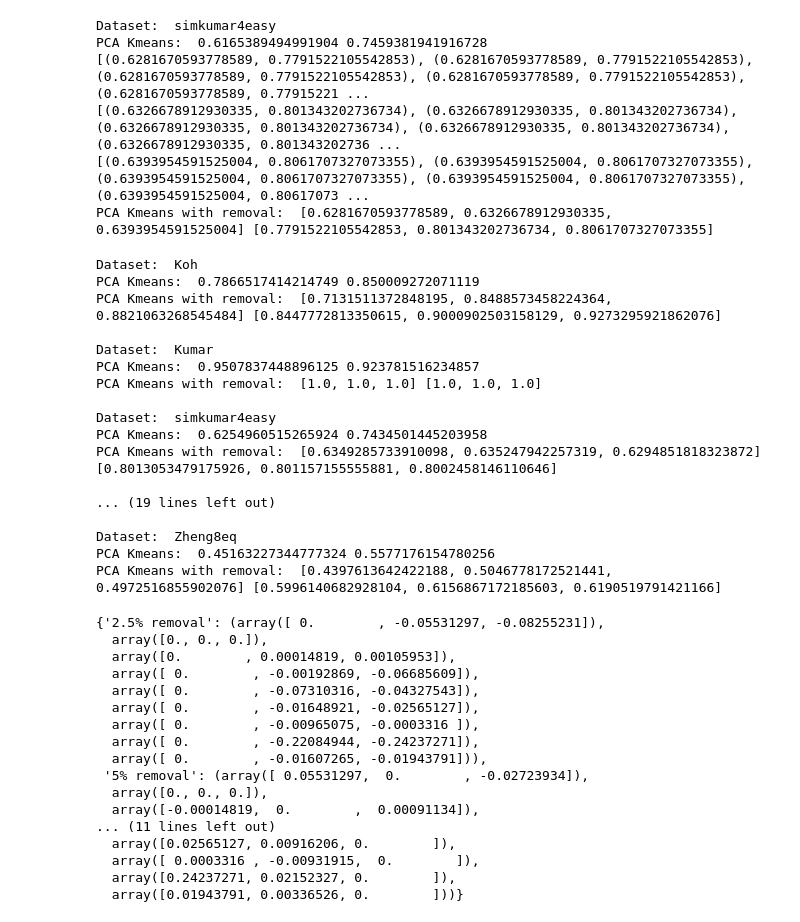
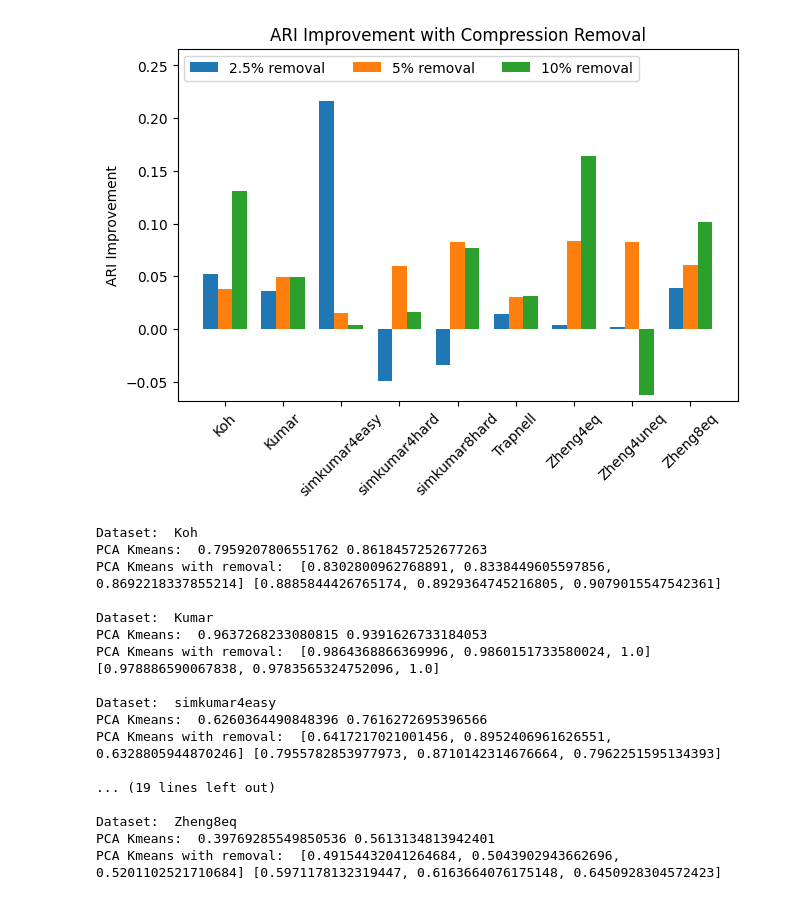
Before and after one commit to nikhilnd/pca-compression, a Jupyter notebook: final-code/outlier.ipynb, the cells around one changed output. Drawn from its saved outputs; the diff is of its cells as text; code cells hidden in the pictures.

```diff
--- a/final-code/outlier.ipynb
+++ b/final-code/outlier.ipynb
@@ -150,83 +145,50 @@ PCA Kmeans with removal:  [0.6337690793669007, 0.6356318626216075, 0.63404425755
-# %%
-for i in range(2, 3):
-    data, cs, labels = util.initiate(fix_ch=i, dsname=dsname, dspath=dspath)
-    k = len(cs) + 5
-
-    print('Dataset: ', dsname[i])
-    process(data,cs,labels,k,i,'compression')
-# %% [output]
-Dataset:  simkumar4easy
-PCA Kmeans:  0.6165389494991904 0.7459381941916728
-[(0.6281670593778589, 0.7791522105542853), (0.6281670593778589, 0.7791522105542853), (0.6281670593778589, 0.7791522105542853), (0.6281670593778589, 0.7791522105542853), (0.6281670593778589, 0.77915221 ...
-[(0.6326678912930335, 0.801343202736734), (0.6326678912930335, 0.801343202736734), (0.6326678912930335, 0.801343202736734), (0.6326678912930335, 0.801343202736734), (0.6326678912930335, 0.801343202736 ...
-[(0.6393954591525004, 0.8061707327073355), (0.6393954591525004, 0.8061707327073355), (0.6393954591525004, 0.8061707327073355), (0.6393954591525004, 0.8061707327073355), (0.6393954591525004, 0.80617073 ...
-PCA Kmeans with removal:  [0.6281670593778589, 0.6326678912930335, 0.6393954591525004] [0.7791522105542853, 0.801343202736734, 0.8061707327073355]
+# %%
+util.improvement_graph(dsname, ari_plus5, "ARI Improvement with Compression Removal", "ARI")
+# %% [output]
+[figure, added]
 # %%
-nmi_det = {
+nmi_plus10 = {
     '2.5% removal': tuple(),
     '5% removal': tuple(),
     '10% removal': tuple(),
 }
 
-ari_det = {
+ari_plus10 = {
     '2.5% removal': tuple(),
     '5% removal': tuple(),
     '10% removal': tuple(),
 }
 
-b_ari = []
-b_nmi = []
-
 for i in range(len(dspath)):
     data, cs, labels = util.initiate(fix_ch=i, dsname=dsname, dspath=dspath)
-    k = len(cs)
+    k = len(cs) + 10
 
     print('Dataset: ', dsname[i])
-    C = np.load(dspath[i][:-5]+'_C_cs.npy')
-    ari, nmi = process(data,cs,labels,k,i,'compression',C)
+    C = np.load(dspath[i][:-5]+'_C_cs_plus10.npy')
+    ari, nmi, ari_rem, nmi_rem = process(data,cs,labels,k,i,'compression',C)
     print()
 
-    ari_det['2.5% removal'] += (ari[0] - b_ari[i],)
-    ari_det['5% removal'] += (ari[1] - b_ari[i],)
-    ari_det['10% removal'] += (ari[2] - b_ari[i],)
-    nmi_det['2.5% removal'] += (nmi[0] - b_nmi[i],)
-    nmi_det['5% removal'] += (nmi[1] - b_nmi[i],)
-    nmi_det['10% removal'] += (nmi[2] - b_nmi[i],)
+    ari_plus10['2.5% removal'] += (ari_rem[0] - baseline_ari[i],)
+    ari_plus10['5% removal'] += (ari_rem[1] - baseline_ari[i],)
+    ari_plus10['10% removal'] += (ari_rem[2] - baseline_ari[i],)
+    nmi_plus10['2.5% removal'] += (nmi_rem[0] - baseline_nmi[i],)
+    nmi_plus10['5% removal'] += (nmi_rem[1] - baseline_nmi[i],)
+    nmi_plus10['10% removal'] += (nmi_rem[2] - baseline_nmi[i],)
 # %% [output]
 Dataset:  Koh
-PCA Kmeans:  0.7866517414214749 0.850009272071119
-PCA Kmeans with removal:  [0.7131511372848195, 0.8488573458224364, 0.8821063268545484] [0.8447772813350615, 0.9000902503158129, 0.9273295921862076]
+PCA Kmeans:  0.7959207806551762 0.8618457252677263
+PCA Kmeans with removal:  [0.8302800962768891, 0.8338449605597856, 0.8692218337855214] [0.8885844426765174, 0.8929364745216805, 0.9079015547542361]
 
 Dataset:  Kumar
-PCA Kmeans:  0.9507837448896125 0.923781516234857
-PCA Kmeans with removal:  [1.0, 1.0, 1.0] [1.0, 1.0, 1.0]
+PCA Kmeans:  0.9637268233080815 0.9391626733184053
+PCA Kmeans with removal:  [0.9864368866369996, 0.9860151733580024, 1.0] [0.978886590067838, 0.9783565324752096, 1.0]
 
 Dataset:  simkumar4easy
-PCA Kmeans:  0.6254960515265924 0.7434501445203958
-PCA Kmeans with removal:  [0.6349285733910098, 0.635247942257319, 0.6294851818323872] [0.8013053479175926, 0.801157155555881, 0.8002458146110646]
+PCA Kmeans:  0.6260364490848396 0.7616272695396566
+PCA Kmeans with removal:  [0.6417217021001456, 0.8952406961626551, 0.6328805944870246] [0.7955782853977973, 0.8710142314676664, 0.7962251595134393]
 
 ... (19 lines left out)
 
 Dataset:  Zheng8eq
-PCA Kmeans:  0.45163227344777324 0.5577176154780256
-PCA Kmeans with removal:  [0.4397613642422188, 0.5046778172521441, 0.4972516855902076] [0.5996140682928104, 0.6156867172185603, 0.6190519791421166]
+PCA Kmeans:  0.39769285549850536 0.5613134813942401
+PCA Kmeans with removal:  [0.49154432041264684, 0.5043902943662696, 0.5201102521710684] [0.5971178132319447, 0.6163664076175148, 0.6450928304572423]
-# %%
-nmi_det
-# %% [output]
-{'2.5% removal': (array([ 0.        , -0.05531297, -0.08255231]),
-  array([0., 0., 0.]),
-  array([0.        , 0.00014819, 0.00105953]),
-  array([ 0.        , -0.00192869, -0.06685609]),
-  array([ 0.        , -0.07310316, -0.04327543]),
-  array([ 0.        , -0.01648921, -0.02565127]),
-  array([ 0.        , -0.00965075, -0.0003316 ]),
-  array([ 0.        , -0.22084944, -0.24237271]),
-  array([ 0.        , -0.01607265, -0.01943791])),
- '5% removal': (array([ 0.05531297,  0.        , -0.02723934]),
-  array([0., 0., 0.]),
-  array([-0.00014819,  0.        ,  0.00091134]),
-... (11 lines left out)
-  array([0.02565127, 0.00916206, 0.        ]),
-  array([ 0.0003316 , -0.00931915,  0.        ]),
-  array([0.24237271, 0.02152327, 0.        ]),
-  array([0.01943791, 0.00336526, 0.        ]))}
```
Also changed, not shown: parts of 9 cells of this notebook, 1 other file.
